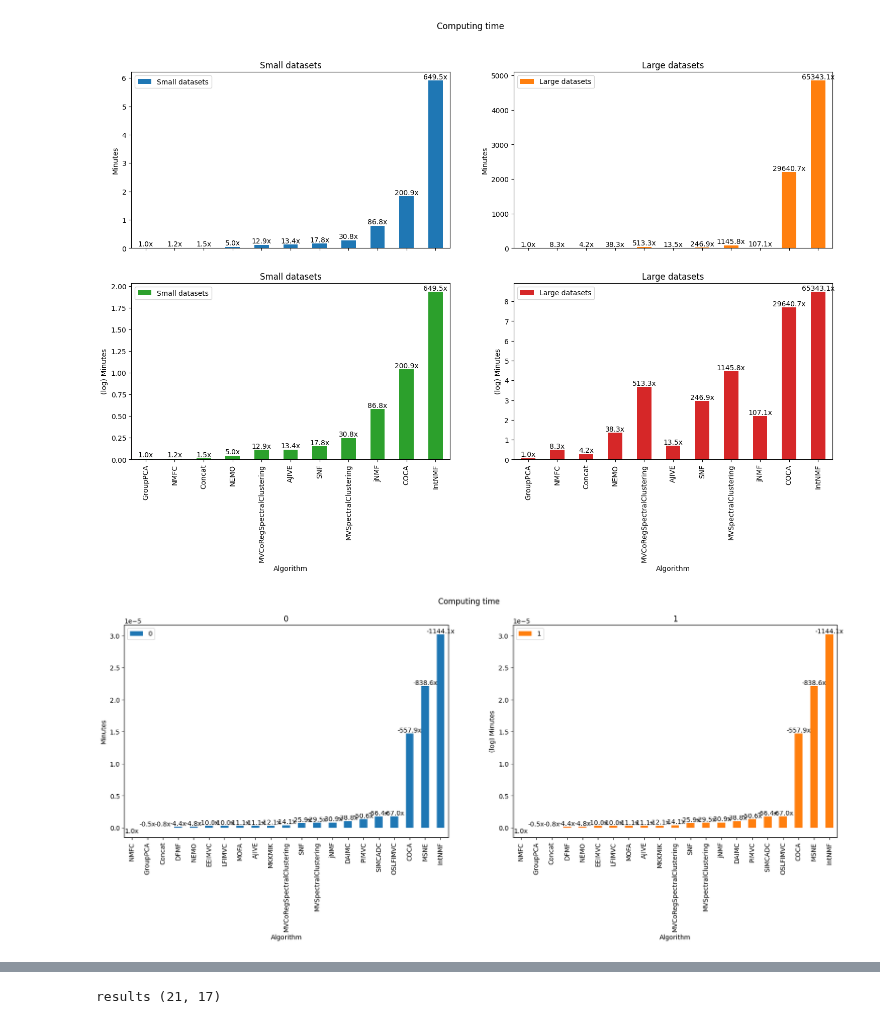
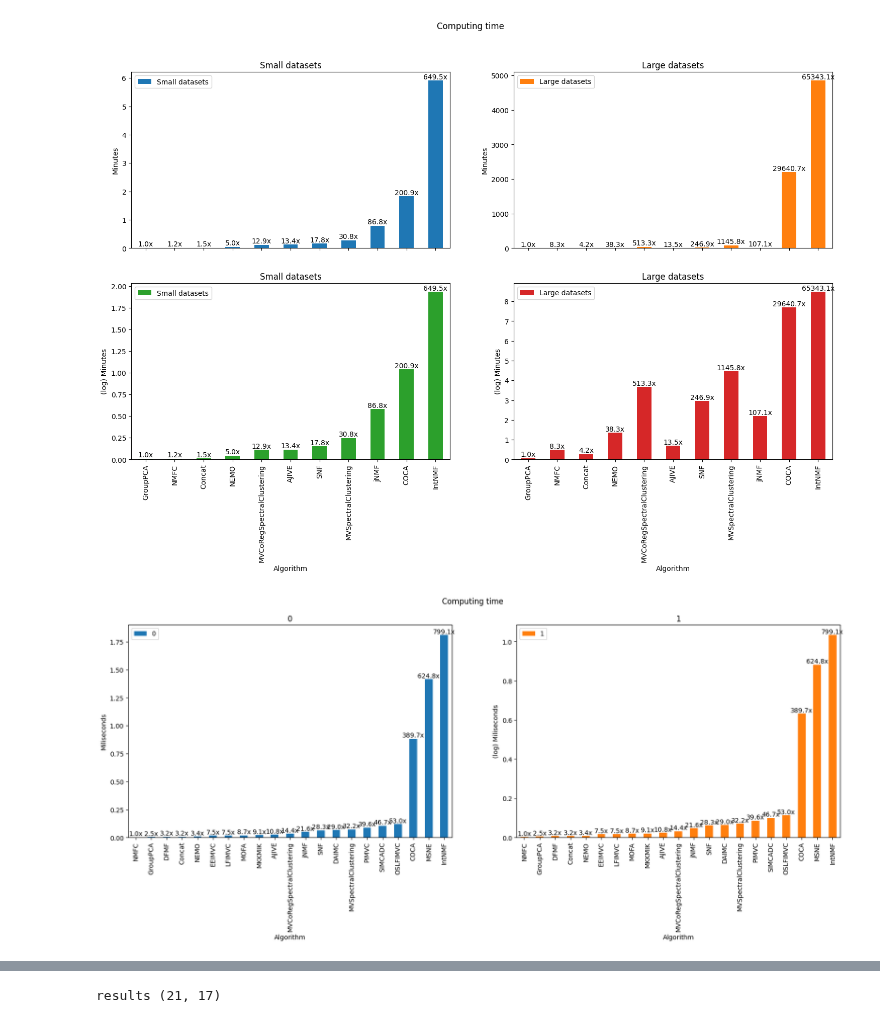
Before and after one commit to RafRomB/imml, a Jupyter notebook: time_evaluation.ipynb, the cells around one changed output, grey strips where cells are left out. Saved outputs shown, nothing was run; the diff lists cells and outputs as text; code cells hidden in the pictures.

```diff
--- a/time_evaluation.ipynb
+++ b/time_evaluation.ipynb
@@ -32,5 +48,6 @@ from settings import TIME_RESULTS_PATH, TIME_LIMIT, DATASET_TABLE_PATH
 # %%
 results = pd.read_csv(TIME_RESULTS_PATH, index_col=0)
+results = results[dataset_table.sort_values("n_cells")["n_cells"].index]
 print("results", results.shape)
 results.head()
 # %% [output]
@@ -112,24 +129,18 @@ for idx, ax in enumerate(axs.flatten()):
 # %% [output]
 [figure]
 # %%
-dataset_table = pd.read_csv(DATASET_TABLE_PATH)
-dataset_table = dataset_table.reindex(dataset_table.index.append(dataset_table.index[dataset_table["dataset"]=="nutrimouse"])).sort_index().reset_index(drop=True)
-dataset_table.loc[dataset_table["dataset"] == "nutrimouse", "dataset"] = ["nutrimouse_genotype", "nutrimouse_diet"]
-dataset_table = dataset_table.set_index("dataset")
-dataset_table = dataset_table.loc[results.columns, "n_cells"]
-
-time = (results/dataset_table).mean(1)
-time = time.div(60).sort_values()
+time = (results/dataset_table["n_cells"]).mean(1)
+time = time.mul(1000).sort_values()
 labels = time / time.min(0)
 labels = labels.round(1).astype(str) + "x"
 time = pd.concat([time, time.apply(np.log1p)], axis=1)
-axs = time.plot.bar(title= "Computing time", xlabel= "Algorithm", ylabel= "Minutes", subplots= True, layout= (1,2), figsize= (20,6))
+axs = time.plot.bar(title= "Computing time", xlabel= "Algorithm", ylabel= "Miliseconds", subplots= True, layout= (1,2), figsize= (20,6))
 for idx, ax in enumerate(axs.flatten()):
     if idx > 0:
         ax.set(ylabel= f"(log) {ax.get_ylabel()}")
     _ = ax.bar_label(ax.containers[0], labels= labels)
 # %% [output]
-[figure, old version]
+[figure, new version]
 # %%
 # large_datasets = ["caltech101", "nuswide"]
 # time = pd.DataFrame([results.drop(columns=large_datasets).mean(1), results[large_datasets].mean(1)], index= ["Small datasets", "Large datasets"]).T
```
Also changed, not shown: parts of 4 cells of this notebook, 4 other files.
